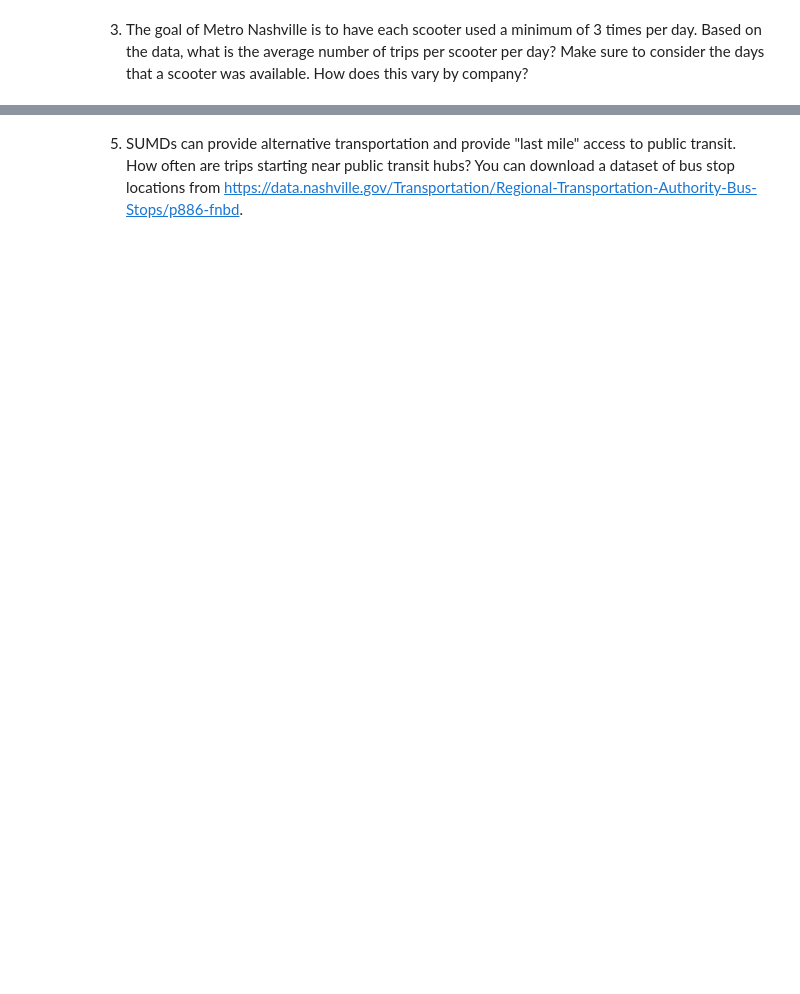
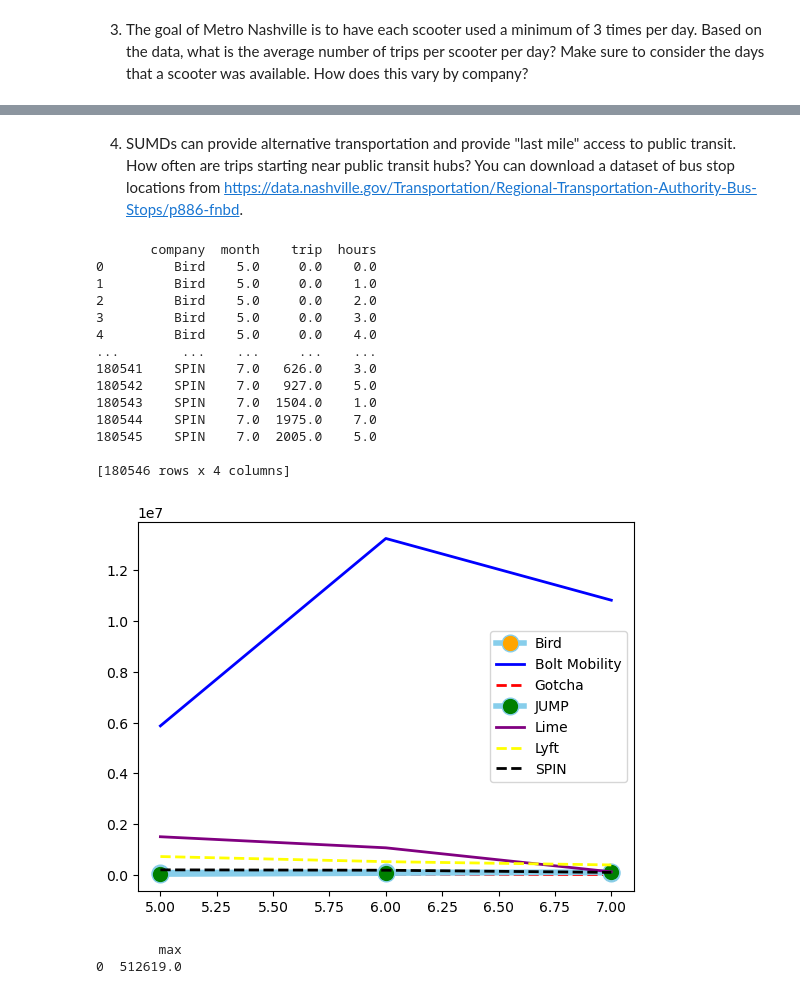
Before and after one commit to NSS-Data-Analytics-Cohort-8/scooter-partner1-witch_trial_logic, a Jupyter notebook: notebooks/Partner Project 1.ipynb, the cells around one changed output, grey strips where cells are left out. Cells and saved outputs as stored; diff of their text form; code cells hidden in the pictures; blank space fills up the shorter version.

```diff
--- a/notebooks/Partner Project 1.ipynb
+++ b/notebooks/Partner Project 1.ipynb
@@ -182,2 +214,57 @@ They were not in full compliance with the cleaning requirements.
 # %% [markdown]
-5. SUMDs can provide alternative transportation and provide "last mile" access to public transit. How often are trips starting near public transit hubs? You can download a dataset of bus stop locations from https://data.nashville.gov/Transportation/Regional-Transportation-Authority-Bus-Stops/p886-fnbd.
+4. SUMDs can provide alternative transportation and provide "last mile" access to public transit. How often are trips starting near public transit hubs? You can download a dataset of bus stop locations from https://data.nashville.gov/Transportation/Regional-Transportation-Authority-Bus-Stops/p886-fnbd.
+# %%
+scooter_use =  '''
+SELECT DISTINCT companyname AS company, EXTRACT(MONTH FROM startdate) AS month,ROUND(SUM(tripduration), 2) AS trip, EXTRACT(HOUR FROM endtime) AS hours
+FROM trips
+GROUP BY companyname, month,endtime'''
+sumd_usage_in_min = pd.read_sql(scooter_use, con = engine)
+print(sumd_usage_in_min)
+
+grouped = sumd_usage_in_min.groupby(['company', 'month'])['trip'].sum().reset_index()
+
+bird = grouped[grouped['company'] == 'Bird']
+bolt = grouped[grouped['company'] == 'Bolt Mobility']
+got = grouped[grouped['company'] == 'Gotcha']
+jump = grouped[grouped['company'] == 'JUMP']
+lime = grouped[grouped['company'] == 'Lime']
+lyft = grouped[grouped['company'] == 'Lyft']
+spin = grouped[grouped['company'] == 'SPIN']
+
+plt.plot(bird['month'], bird['trip'], marker='o', markerfacecolor='orange', markersize=12, color='skyblue', linewidth=4, label='Bird')
+plt.plot(bolt['month'], bolt['trip'], marker='', color='blue', linewidth=2, label='Bolt Mobility')
+plt.plot(got['month'], got['trip'], marker='', color='red', linewidth=2, linestyle='dashed', label='Gotcha')
+plt.plot(jump['month'], jump['trip'], marker='o', markerfacecolor='green', markersize=12, color='skyblue', linewidth=4, label='JUMP')
+plt.plot(lime['month'], lime['trip'], marker='', color='purple', linewidth=2, label='Lime')
+plt.plot(lyft['month'], lyft['trip'], marker='', color='yellow', linewidth=2, linestyle='dashed', label='Lyft')
+plt.plot(spin['month'], spin['trip'], marker='', color='black', linewidth=2, linestyle='dashed', label='SPIN')
+plt.legend()
+
+plt.show()
+# %% [output]
+       company  month    trip  hours
+0         Bird    5.0     0.0    0.0
+1         Bird    5.0     0.0    1.0
+2         Bird    5.0     0.0    2.0
+3         Bird    5.0     0.0    3.0
+4         Bird    5.0     0.0    4.0
+...        ...    ...     ...    ...
+180541    SPIN    7.0   626.0    3.0
+180542    SPIN    7.0   927.0    5.0
+180543    SPIN    7.0  1504.0    1.0
+180544    SPIN    7.0  1975.0    7.0
+180545    SPIN    7.0  2005.0    5.0
+
+[180546 rows x 4 columns]
+[figure, added]
+# %%
+scooter_use =  '''
+SELECT MAX(tripduration)
+FROM trips
+WHERE companyname = 'Bolt Mobility'
+'''
+sumd_usage_in_min = pd.read_sql(scooter_use, con = engine)
+print(sumd_usage_in_min)
+# %% [output]
+        max
+0  512619.0
```
Also changed, not shown: parts of 13 cells of this notebook.
